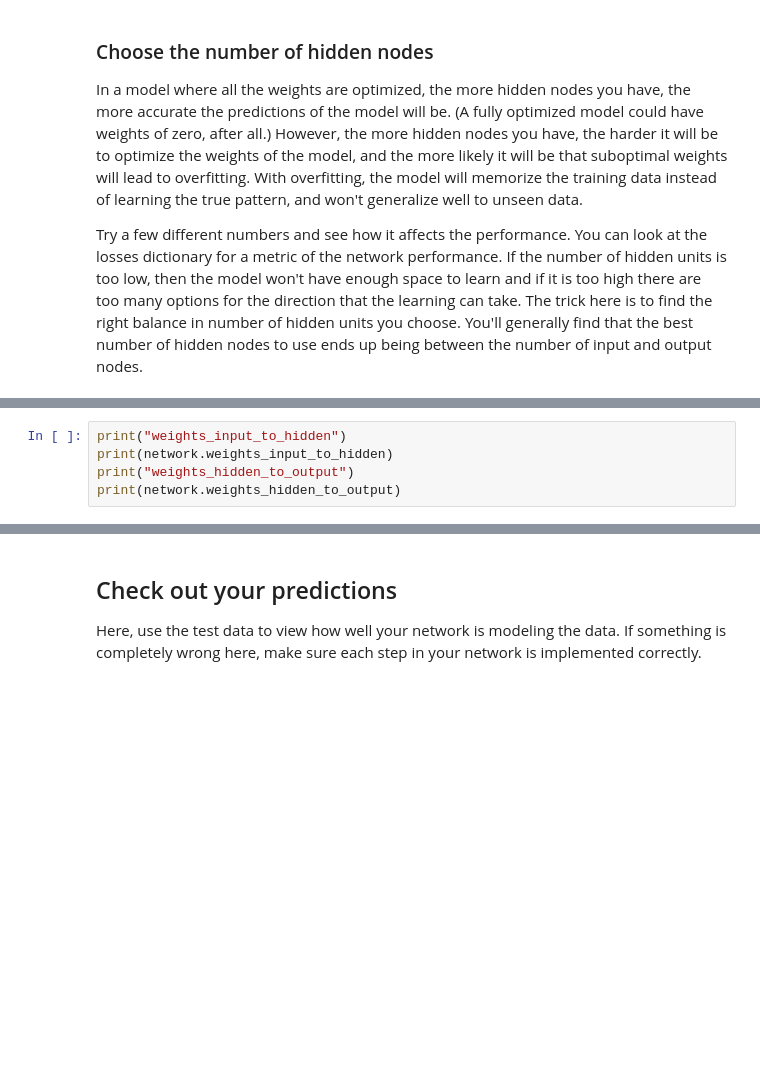
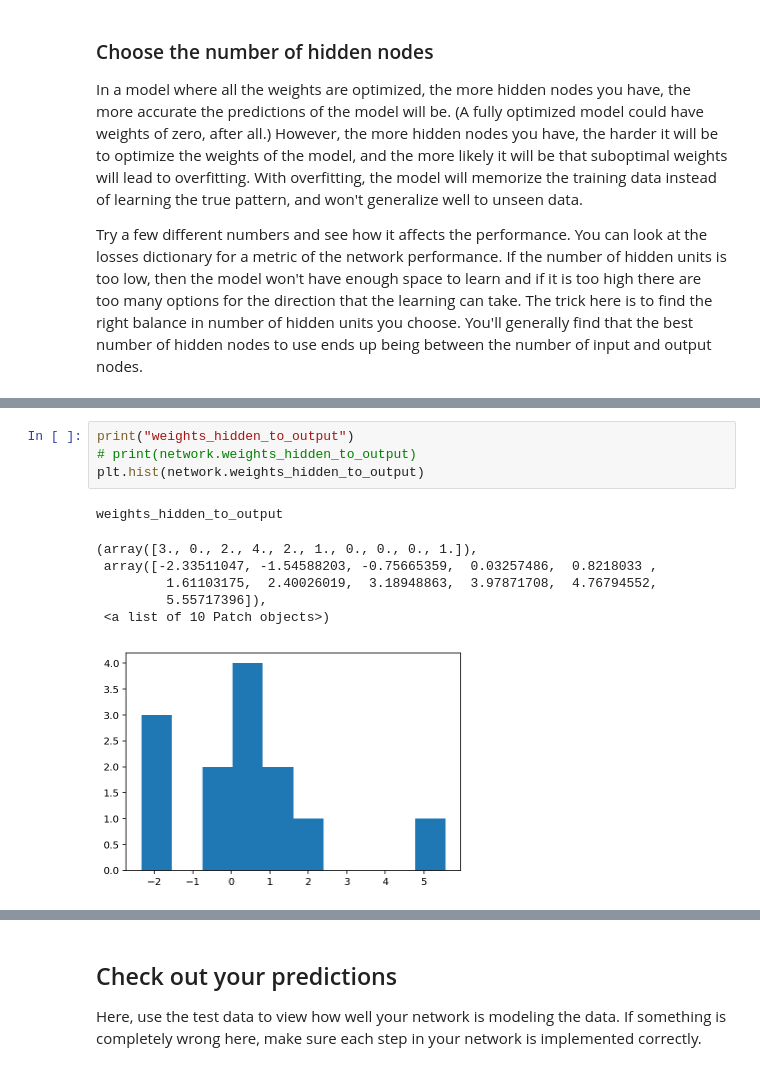
Before and after one commit to mstevenscmu/deep-learning-v2-pytorch, a Jupyter notebook: project-bikesharing/Your_first_neural_network.ipynb, the cells around one changed output, grey strips where cells are left out. Saved outputs shown, nothing was run; the diff lists cells and outputs as text; blank space fills up the shorter version.

```diff
--- a/project-bikesharing/Your_first_neural_network.ipynb
+++ b/project-bikesharing/Your_first_neural_network.ipynb
@@ -235,8 +290,15 @@ for ii in range(iterations):
 # %%
-print("weights_input_to_hidden")
-print(network.weights_input_to_hidden)
 print("weights_hidden_to_output")
-print(network.weights_hidden_to_output)
+# print(network.weights_hidden_to_output)
+plt.hist(network.weights_hidden_to_output)
+# %% [output]
+weights_hidden_to_output
+(array([3., 0., 2., 4., 2., 1., 0., 0., 0., 1.]),
+ array([-2.33511047, -1.54588203, -0.75665359,  0.03257486,  0.8218033 ,
+         1.61103175,  2.40026019,  3.18948863,  3.97871708,  4.76794552,
+         5.55717396]),
+ <a list of 10 Patch objects>)
+[figure, added]
 # %%
 plt.plot(losses['train'], label='Training loss')
 plt.plot(losses['validation'], label='Validation loss')
```
Also changed, not shown: parts of 23 cells of this notebook, 1 other file.
